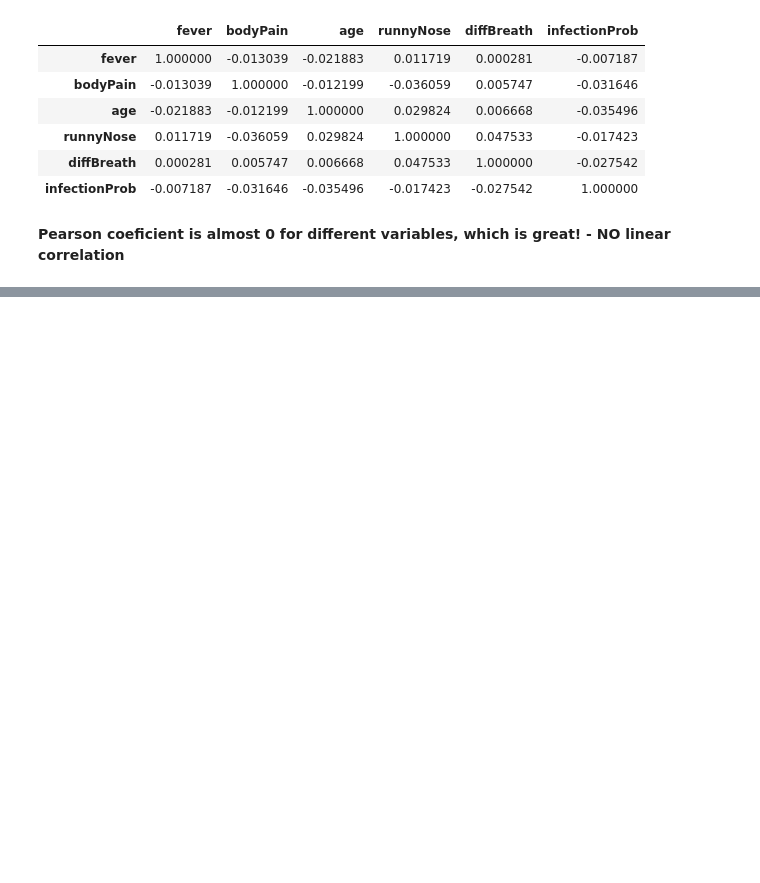
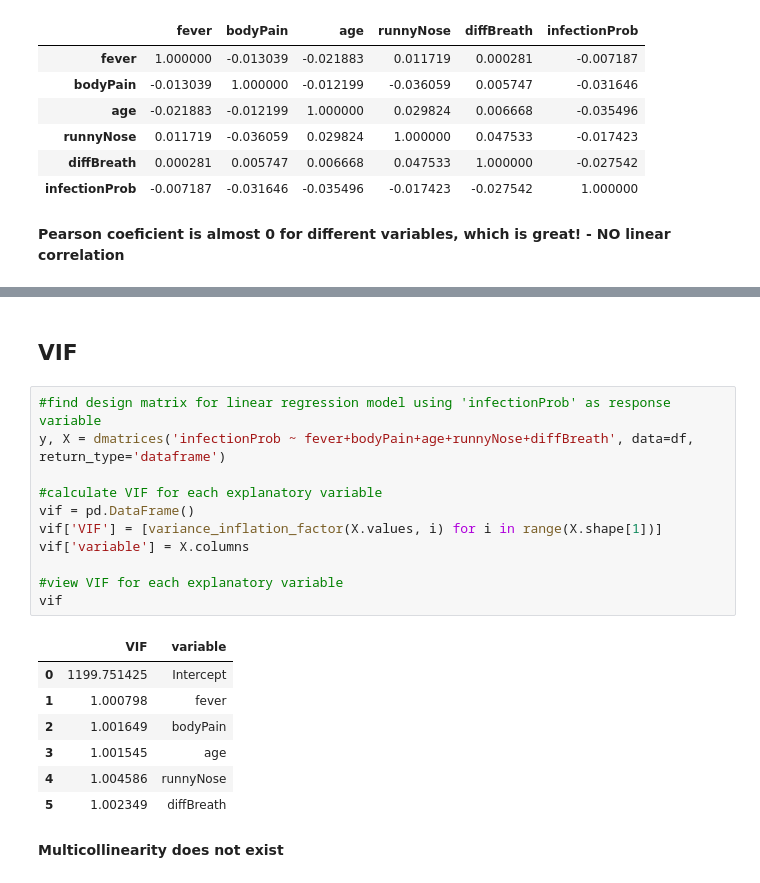
Before and after one commit to renato37/diplomski_rad, a Jupyter notebook: covid_symptomps/EDA.ipynb, the cells around one changed output, grey strips where cells are left out. Saved outputs shown, nothing was run; the diff lists cells and outputs as text; blank space fills up the shorter version.

```diff
--- a/covid_symptomps/EDA.ipynb
+++ b/covid_symptomps/EDA.ipynb
@@ -131,0 +124,23 @@ diffBreath infectionProb
+# %% [markdown]
+## VIF
+# %%
+#find design matrix for linear regression model using 'infectionProb' as response variable
+y, X = dmatrices('infectionProb ~ fever+bodyPain+age+runnyNose+diffBreath', data=df, return_type='dataframe')
+
+#calculate VIF for each explanatory variable
+vif = pd.DataFrame()
+vif['VIF'] = [variance_inflation_factor(X.values, i) for i in range(X.shape[1])]
+vif['variable'] = X.columns
+
+#view VIF for each explanatory variable
+vif
+# %% [output]
+|  | VIF | variable |
+| 0 | 1199.751425 | Intercept |
+| 1 | 1.000798 | fever |
+| 2 | 1.001649 | bodyPain |
+| 3 | 1.001545 | age |
+| 4 | 1.004586 | runnyNose |
+| 5 | 1.002349 | diffBreath |
+# %% [markdown]
+**Multicollinearity does not exist**
```
Also changed, not shown: parts of 2 cells of this notebook.
